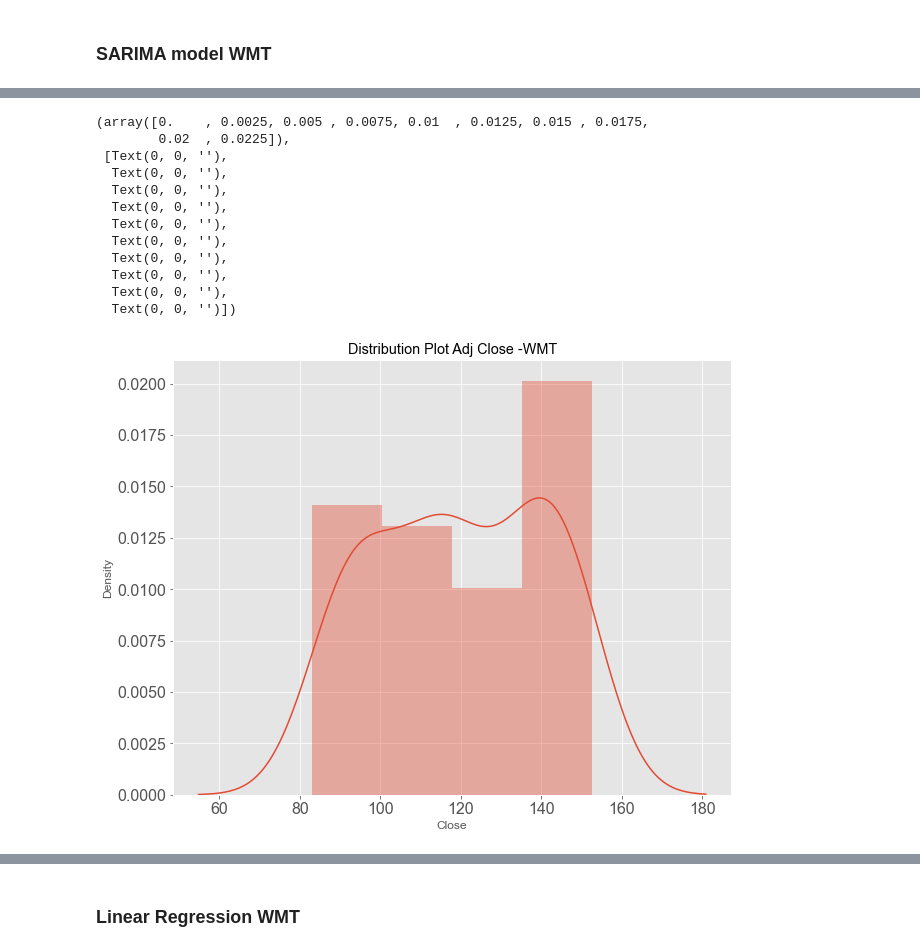
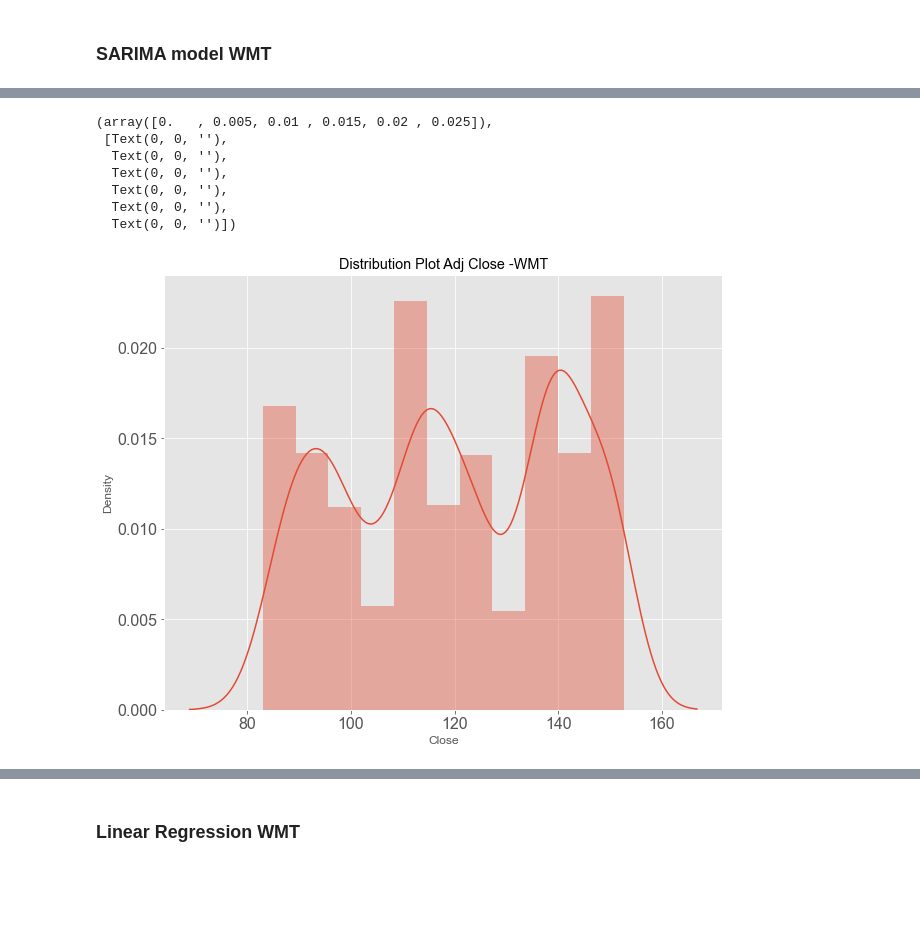
Before and after one commit to ashakeri92/Capstone, a Jupyter notebook: Analysis.ipynb, the cells around one changed output, grey strips where cells are left out. Drawn from its saved outputs; the diff is of its cells as text; code cells hidden in the pictures; blank space fills up the shorter version.

```diff
--- a/Analysis.ipynb
+++ b/Analysis.ipynb
@@ -345,0 +361,3 @@ ppi
+# %%
+ppi['Date'] = pd.to_datetime(ppi.Date, format='%d/%m/%Y')
+ppi.set_index('Date').resample('D').ffill()
@@ -653,5 +685,5 @@ Date
 2022-08-01    132.539993
 Freq: MS, Name: Close, dtype: float64
 # %%
-monthly_mean_wmt = wmt_new.resample('M').mean()
+wmt_new = wmt_new.resample('D').mean()
 # %%
@@ -676,0 +705,4 @@ Freq: M, Name: Close, dtype: float64
+# %%
+wmt_new = wmt_new.fillna(wmt_new.bfill())
+
+wmt_new
@@ -759,24 +805,19 @@ plt.show()
 # %%
 ##Checking Distribution of Our Data
 fig = plt.figure(figsize=(10,8))
-sns.distplot(monthly_mean_wmt).set_title("Distribution Plot Adj Close -WMT")
+sns.distplot(wmt_new).set_title("Distribution Plot Adj Close -WMT")
 ax.tick_params(labelsize=12)
 sns.set(font_scale=1)
 plt.xticks(fontsize=16)
 plt.yticks(fontsize=16)
 # %% [output]
-(array([0.    , 0.0025, 0.005 , 0.0075, 0.01  , 0.0125, 0.015 , 0.0175,
-        0.02  , 0.0225]),
+(array([0.   , 0.005, 0.01 , 0.015, 0.02 , 0.025]),
  [Text(0, 0, ''),
   Text(0, 0, ''),
   Text(0, 0, ''),
   Text(0, 0, ''),
   Text(0, 0, ''),
-  Text(0, 0, ''),
-  Text(0, 0, ''),
-  Text(0, 0, ''),
-  Text(0, 0, ''),
   Text(0, 0, '')])
-[figure, old version]
+[figure, new version]
 # %%
 # Get predictions starting from 01-01-1998 and calculate confidence intervals
```
Also changed, not shown: parts of 56 cells of this notebook.
